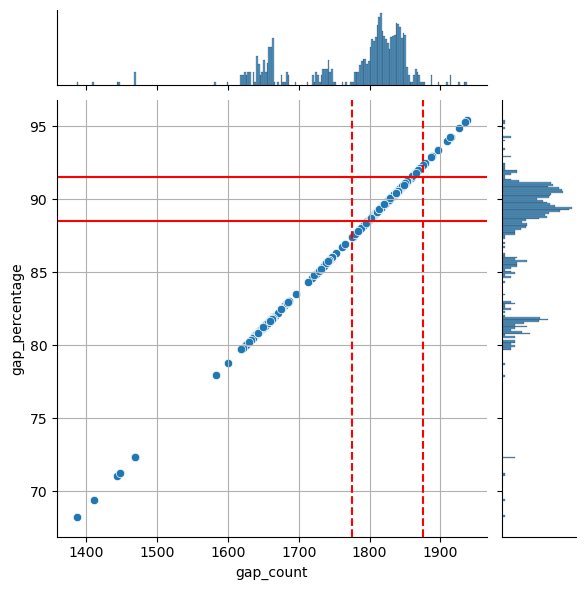
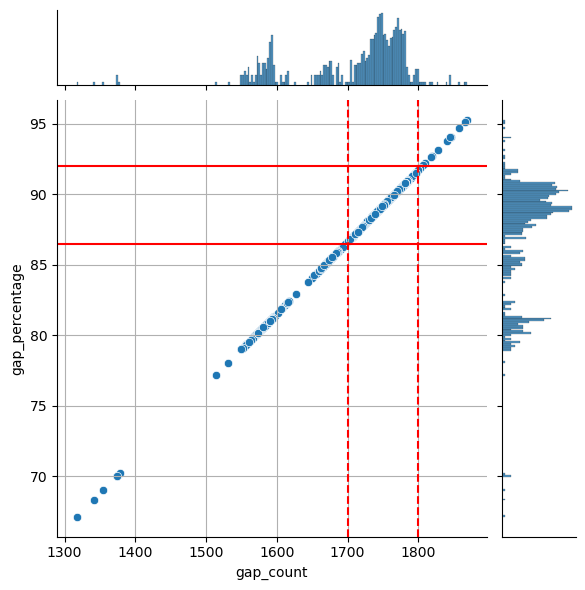
Code edit (unified diff) that turned the first committed figure into the second:
--- before
+++ after
@@ -3,9 +3,9 @@
 g = sns.jointplot(data=plotdf, y='gap_percentage', x='gap_count')
 sns.despine()
-g.ax_joint.axvline(1775, color='r', linestyle='--')
-g.ax_joint.axvline(1875, color='r', linestyle='--')
+g.ax_joint.axvline(1700, color='r', linestyle='--')
+g.ax_joint.axvline(1800, color='r', linestyle='--')
 
-g.ax_joint.axhline(88.5, color='r')
-g.ax_joint.axhline(91.5, color='r')
+g.ax_joint.axhline(86.5, color='r')
+g.ax_joint.axhline(92, color='r')
 
 g.ax_marg_x.set_yscale('log')

Commit: initial nb updates